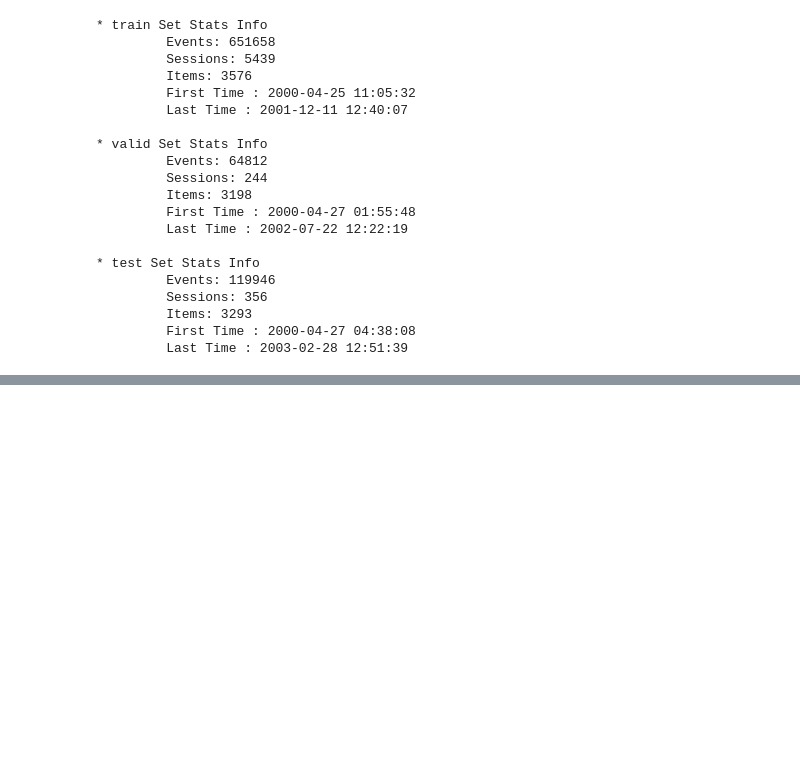
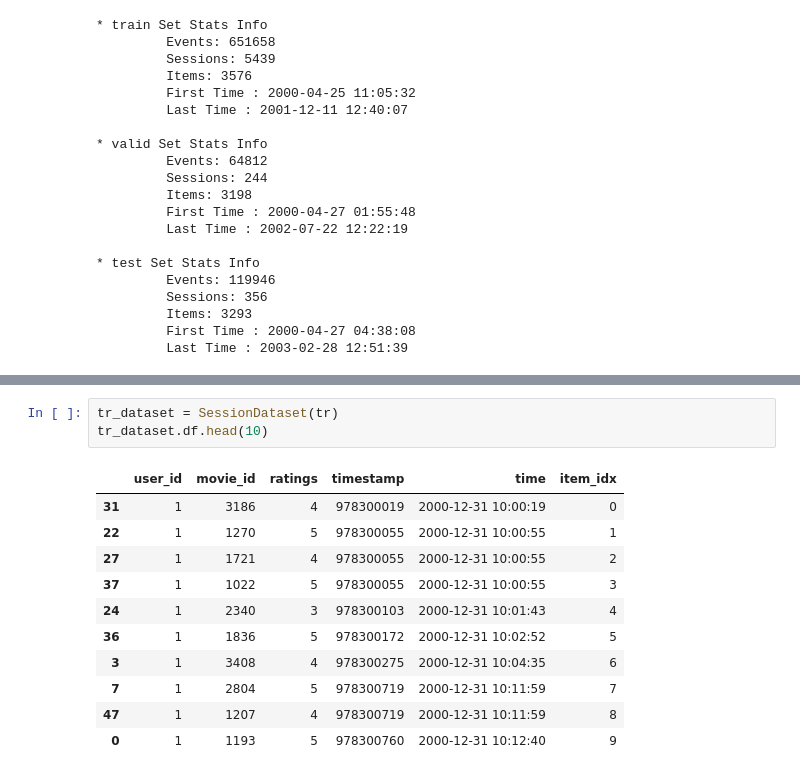
Before and after one commit to Chabbbbbo/EXPLORATION, a Jupyter notebook: EX-17/[E-17]Session based Recommendation.ipynb, the cells around one changed output, grey strips where cells are left out. Drawn from its saved outputs; the diff is of its cells as text; blank space fills up the shorter version.

```diff
--- a/EX-17/[E-17]Session based Recommendation.ipynb
+++ b/EX-17/[E-17]Session based Recommendation.ipynb
@@ -381,0 +405,15 @@ AttributeError: ignored
+# %%
+tr_dataset = SessionDataset(tr)
+tr_dataset.df.head(10)
+# %% [output]
+|  | user_id | movie_id | ratings | timestamp | time | item_idx |
+| 31 | 1 | 3186 | 4 | 978300019 | 2000-12-31 10:00:19 | 0 |
+| 22 | 1 | 1270 | 5 | 978300055 | 2000-12-31 10:00:55 | 1 |
+| 27 | 1 | 1721 | 4 | 978300055 | 2000-12-31 10:00:55 | 2 |
+| 37 | 1 | 1022 | 5 | 978300055 | 2000-12-31 10:00:55 | 3 |
+| 24 | 1 | 2340 | 3 | 978300103 | 2000-12-31 10:01:43 | 4 |
+| 36 | 1 | 1836 | 5 | 978300172 | 2000-12-31 10:02:52 | 5 |
+| 3 | 1 | 3408 | 4 | 978300275 | 2000-12-31 10:04:35 | 6 |
+| 7 | 1 | 2804 | 5 | 978300719 | 2000-12-31 10:11:59 | 7 |
+| 47 | 1 | 1207 | 4 | 978300719 | 2000-12-31 10:11:59 | 8 |
+| 0 | 1 | 1193 | 5 | 978300760 | 2000-12-31 10:12:40 | 9 |
```
Also changed, not shown: parts of 19 cells of this notebook.
